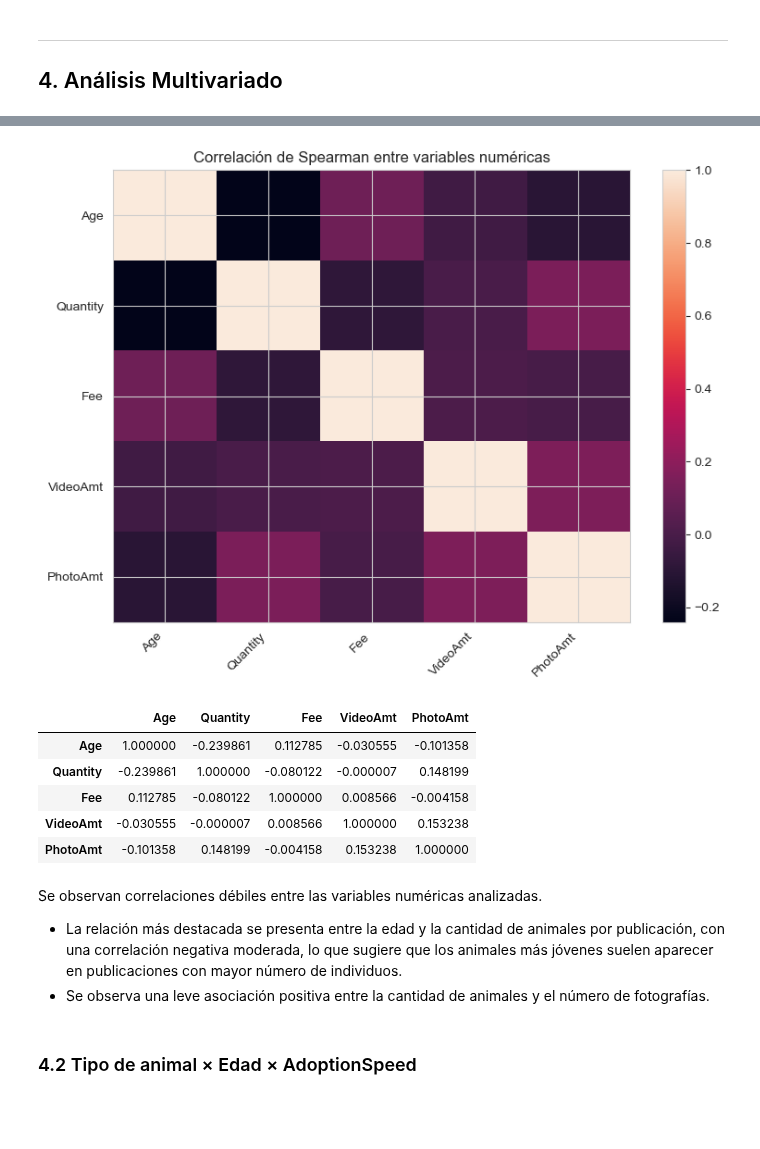
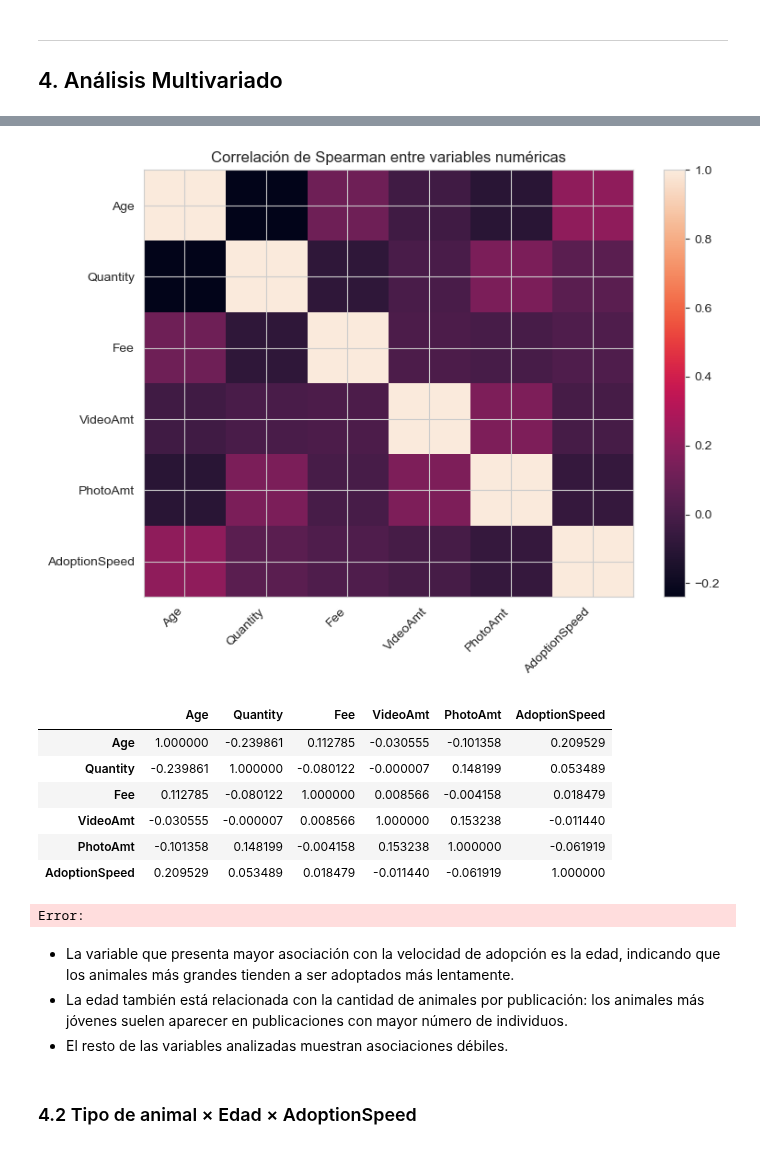
Before and after one commit to patriciasandagorda/UA_MDM_Labo2_Grupo2, a Jupyter notebook: EDA/04_EDA_PetFinder.ipynb, the cells around one changed output, grey strips where cells are left out. Drawn from its saved outputs; the diff is of its cells as text; code cells hidden in the pictures; blank space fills up the shorter version.

```diff
--- a/EDA/04_EDA_PetFinder.ipynb
+++ b/EDA/04_EDA_PetFinder.ipynb
@@ -918,30 +988,44 @@ Error:
 # %%
-corr = df[num_cols].corr(method="spearman")
+df['AdoptionSpeed'] = pd.to_numeric(df['AdoptionSpeed'], errors='coerce')
+
+num_cols = df.select_dtypes(include=['int64', 'float64']).columns.tolist()
+
+if 'AdoptionSpeed' not in num_cols:
+    num_cols.append('AdoptionSpeed')
+
+df_num = df[num_cols].copy()
+
+corr = df_num.corr(method='spearman')
 
 fig, ax = plt.subplots(figsize=(8, 6))
-im = ax.imshow(corr, aspect="auto")
+im = ax.imshow(corr, aspect='auto')
+
 ax.set_xticks(range(len(corr.columns)))
 ax.set_yticks(range(len(corr.index)))
-ax.set_xticklabels(corr.columns, rotation=45, ha="right")
+ax.set_xticklabels(corr.columns, rotation=45, ha='right')
 ax.set_yticklabels(corr.index)
-ax.set_title("Correlación de Spearman entre variables numéricas")
+
+ax.set_title('Correlación de Spearman entre variables numéricas')
 fig.colorbar(im, ax=ax)
+
 plt.tight_layout()
 plt.show()
 
 corr
 # %% [output]
-[figure, old version]
+[figure, new version]
-|  | Age | Quantity | Fee | VideoAmt | PhotoAmt |
-| Age | 1.000000 | -0.239861 | 0.112785 | -0.030555 | -0.101358 |
-| Quantity | -0.239861 | 1.000000 | -0.080122 | -0.000007 | 0.148199 |
-| Fee | 0.112785 | -0.080122 | 1.000000 | 0.008566 | -0.004158 |
-| VideoAmt | -0.030555 | -0.000007 | 0.008566 | 1.000000 | 0.153238 |
-| PhotoAmt | -0.101358 | 0.148199 | -0.004158 | 0.153238 | 1.000000 |
+|  | Age | Quantity | Fee | VideoAmt | PhotoAmt | AdoptionSpeed |
+| Age | 1.000000 | -0.239861 | 0.112785 | -0.030555 | -0.101358 | 0.209529 |
+| Quantity | -0.239861 | 1.000000 | -0.080122 | -0.000007 | 0.148199 | 0.053489 |
+| Fee | 0.112785 | -0.080122 | 1.000000 | 0.008566 | -0.004158 | 0.018479 |
+| VideoAmt | -0.030555 | -0.000007 | 0.008566 | 1.000000 | 0.153238 | -0.011440 |
+| PhotoAmt | -0.101358 | 0.148199 | -0.004158 | 0.153238 | 1.000000 | -0.061919 |
+| AdoptionSpeed | 0.209529 | 0.053489 | 0.018479 | -0.011440 | -0.061919 | 1.000000 |
+Error:
-# %% [markdown]
-Se observan correlaciones débiles entre las variables numéricas analizadas.
-*  La relación más destacada se presenta entre la edad y la cantidad de animales por publicación, con una correlación negativa moderada, lo que sugiere que los animales más jóvenes suelen aparecer en publicaciones con mayor número de individuos.
-*  Se observa una leve asociación positiva entre la cantidad de animales y el número de fotografías.
+# %% [markdown]
+*  La variable que presenta mayor asociación con la velocidad de adopción es la edad, indicando que los animales más grandes tienden a ser adoptados más lentamente.
+* La edad también está relacionada con la cantidad de animales por publicación: los animales más jóvenes suelen aparecer en publicaciones con mayor número de individuos.
+* El resto de las variables analizadas muestran asociaciones débiles.
 # %% [markdown]
 ### 4.2 Tipo de animal × Edad × AdoptionSpeed
 # %%
```
Also changed, not shown: parts of 53 cells of this notebook.
